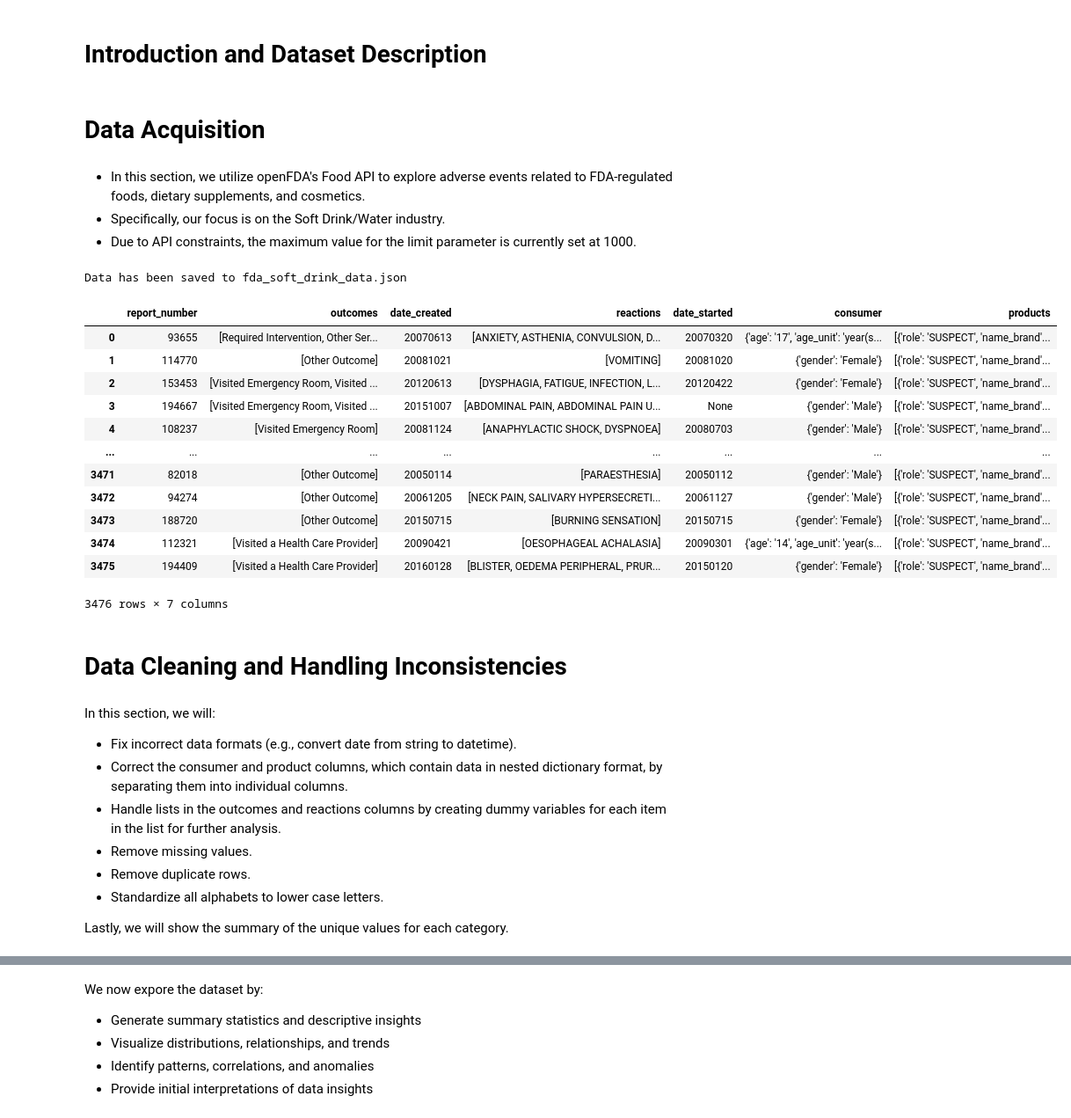
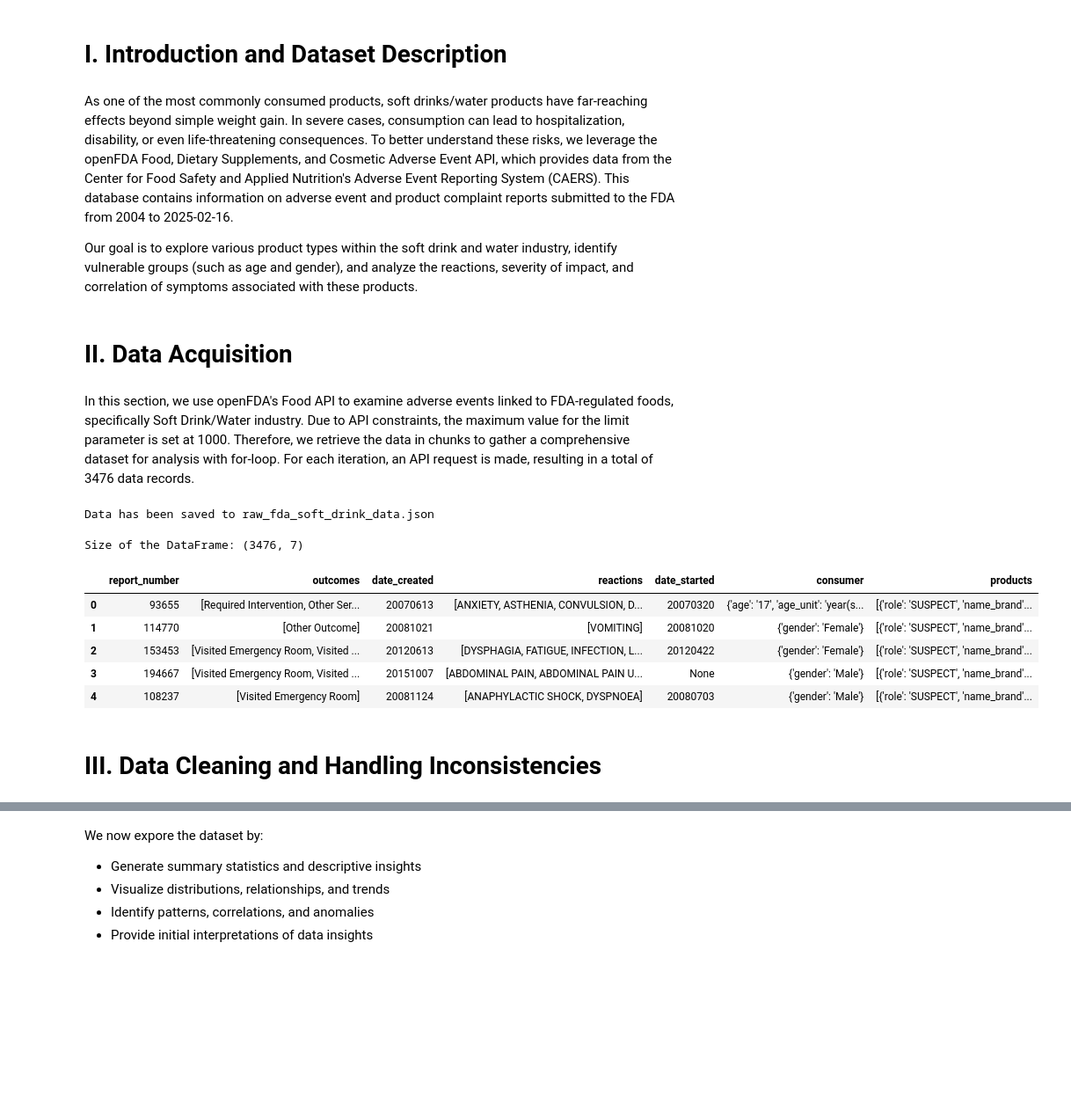
Before and after one commit to ruangkawprc/AppliedDataScience_Project1, a Jupyter notebook: fda_food_data_analysis.ipynb, the cells around one changed output, grey strips where cells are left out. Shown at 88% size. Drawn from its saved outputs; the diff is of its cells as text; code cells hidden in the pictures; blank space fills up the shorter version.

```diff
--- a/AdvanceDS_Project1.ipynb
+++ b/fda_food_data_analysis.ipynb
@@ -1,11 +1,13 @@
 # %% [markdown]
-# **Introduction and Dataset Description**
+# **I. Introduction and Dataset Description**
+# %% [markdown]
+As one of the most commonly consumed products, soft drinks/water products have far-reaching effects beyond simple weight gain. In severe cases, consumption can lead to hospitalization, disability, or even life-threatening consequences. To better understand these risks, we leverage the openFDA Food, Dietary Supplements, and Cosmetic Adverse Event API, which provides data from the Center for Food Safety and Applied Nutrition's Adverse Event Reporting System (CAERS). This database contains information on adverse event and product complaint reports submitted to the FDA from 2004 to 2025-02-16.
+
+Our goal is to explore various product types within the soft drink and water industry, identify vulnerable groups (such as age and gender), and analyze the reactions, severity of impact, and correlation of symptoms associated with these products.
 # %% [markdown]
-# **Data Acquisition**
+# **II. Data Acquisition**
 # %% [markdown]
-- In this section, we utilize openFDA's Food API to explore adverse events related to FDA-regulated foods, dietary supplements, and cosmetics.
-- Specifically, our focus is on the Soft Drink/Water industry.
-- Due to API constraints, the maximum value for the limit parameter is currently set at 1000.
+In this section, we use openFDA's Food API to examine adverse events linked to FDA-regulated foods, specifically Soft Drink/Water industry. Due to API constraints, the maximum value for the limit parameter is set at 1000. Therefore, we retrieve the data in chunks to gather a comprehensive dataset for analysis with for-loop. For each iteration, an API request is made, resulting in a total of 3476 data records.
 # %%
 from urllib.request import urlopen
 import pandas as pd
@@ -18,38 +20,23 @@ for i in range(0, 4000, 1000):
   data_json = json.loads(response.read())
   data_list.extend(data_json["results"])
 
-with open("fda_soft_drink_data.json", "w") as file:
+with open("raw_fda_soft_drink_data.json", "w") as file:
     json.dump(data_list, file, indent=4)
 
-print("Data has been saved to fda_soft_drink_data.json")
+print("Data has been saved to raw_fda_soft_drink_data.json")
 # %% [output]
-Data has been saved to fda_soft_drink_data.json
+Data has been saved to raw_fda_soft_drink_data.json
 # %%
 df = pd.DataFrame(data_list)
-df
+print("Size of the DataFrame:", df.shape)
+df.head()
 # %% [output]
+Size of the DataFrame: (3476, 7)
 |  | report_number | outcomes | date_created | reactions | date_started | consumer | products |
 | 0 | 93655 | [Required Intervention, Other Ser... | 20070613 | [ANXIETY, ASTHENIA, CONVULSION, D... | 20070320 | {'age': '17', 'age_unit': 'year(s... | [{'role': 'SUSPECT', 'name_brand'... |
 | 1 | 114770 | [Other Outcome] | 20081021 | [VOMITING] | 20081020 | {'gender': 'Female'} | [{'role': 'SUSPECT', 'name_brand'... |
 | 2 | 153453 | [Visited Emergency Room, Visited ... | 20120613 | [DYSPHAGIA, FATIGUE, INFECTION, L... | 20120422 | {'gender': 'Female'} | [{'role': 'SUSPECT', 'name_brand'... |
 | 3 | 194667 | [Visited Emergency Room, Visited ... | 20151007 | [ABDOMINAL PAIN, ABDOMINAL PAIN U... | None | {'gender': 'Male'} | [{'role': 'SUSPECT', 'name_brand'... |
 | 4 | 108237 | [Visited Emergency Room] | 20081124 | [ANAPHYLACTIC SHOCK, DYSPNOEA] | 20080703 | {'gender': 'Male'} | [{'role': 'SUSPECT', 'name_brand'... |
-| ... | ... | ... | ... | ... | ... | ... | ... |
-| 3471 | 82018 | [Other Outcome] | 20050114 | [PARAESTHESIA] | 20050112 | {'gender': 'Male'} | [{'role': 'SUSPECT', 'name_brand'... |
-| 3472 | 94274 | [Other Outcome] | 20061205 | [NECK PAIN, SALIVARY HYPERSECRETI... | 20061127 | {'gender': 'Male'} | [{'role': 'SUSPECT', 'name_brand'... |
-| 3473 | 188720 | [Other Outcome] | 20150715 | [BURNING SENSATION] | 20150715 | {'gender': 'Female'} | [{'role': 'SUSPECT', 'name_brand'... |
-| 3474 | 112321 | [Visited a Health Care Provider] | 20090421 | [OESOPHAGEAL ACHALASIA] | 20090301 | {'age': '14', 'age_unit': 'year(s... | [{'role': 'SUSPECT', 'name_brand'... |
-| 3475 | 194409 | [Visited a Health Care Provider] | 20160128 | [BLISTER, OEDEMA PERIPHERAL, PRUR... | 20150120 | {'gender': 'Female'} | [{'role': 'SUSPECT', 'name_brand'... |
-3476 rows × 7 columns
 # %% [markdown]
-# **Data Cleaning and Handling Inconsistencies**
+# **III. Data Cleaning and Handling Inconsistencies**
-# %% [markdown]
-In this section, we will:
-- Fix incorrect data formats (e.g., convert date from string to datetime).
-- Correct the consumer and product columns, which contain data in nested dictionary format, by separating them into individual columns.
-- Handle lists in the outcomes and reactions columns by creating dummy variables for each item in the list for further analysis.
-- Remove missing values.
-- Remove duplicate rows.
-- Standardize all alphabets to lower case letters.
-
-Lastly, we will show the summary of the unique values for each category.
```
Also changed, not shown: parts of 20 cells of this notebook, 36 other files.
